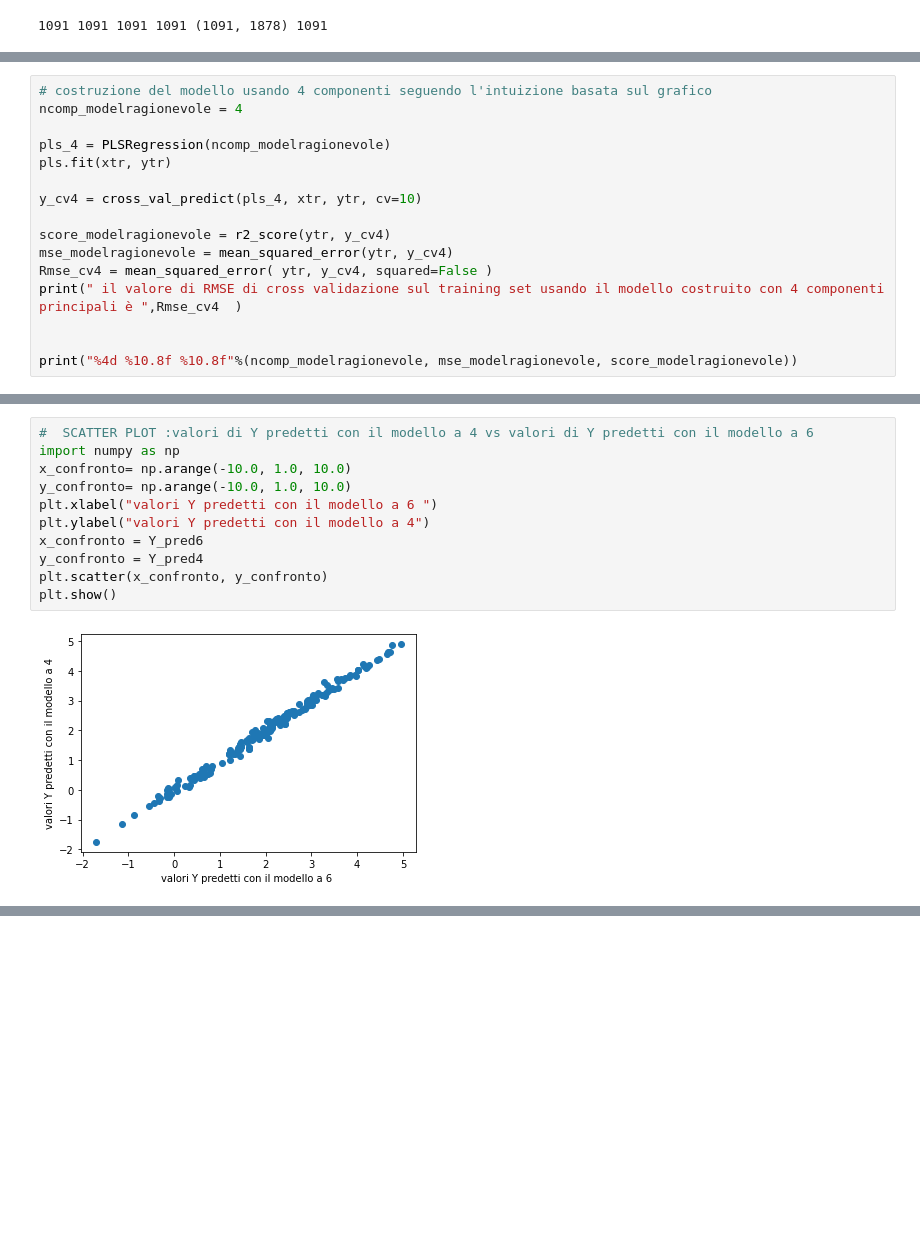
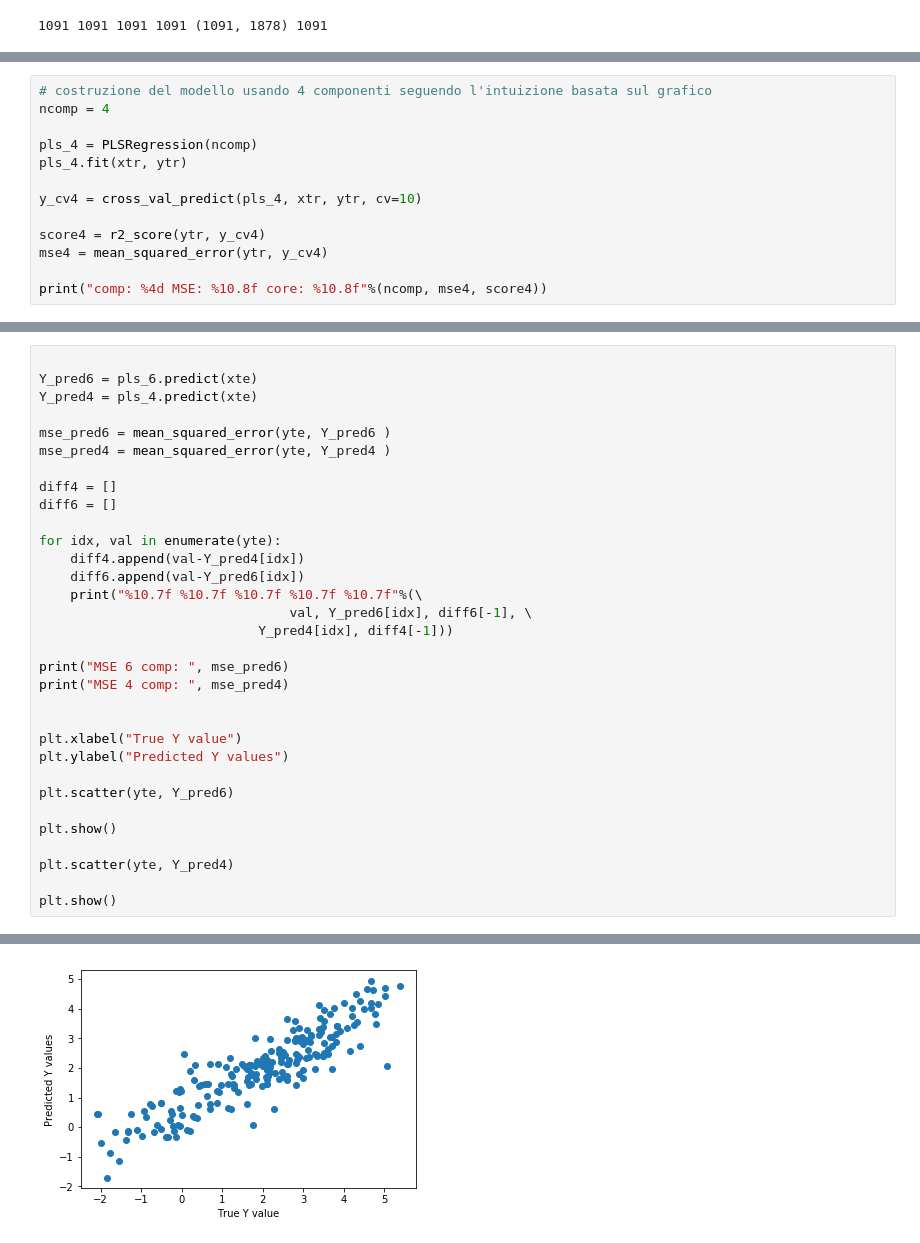
Before and after one commit to lstorchi/mllogdp, a Jupyter notebook: initialtests.ipynb, the cells around one changed output, grey strips where cells are left out. Cells and saved outputs as stored; diff of their text form; blank space fills up the shorter version.

```diff
--- a/initialtests.ipynb
+++ b/initialtests.ipynb
@@ -320,17 +306,14 @@ print("%4d %10.8f %10.8f"%(ncomp_modelsugg, mse_modelsugg, score_modelsugg))
 # %%
 # costruzione del modello usando 4 componenti seguendo l'intuizione basata sul grafico
-ncomp_modelragionevole = 4
+ncomp = 4
 
-pls_4 = PLSRegression(ncomp_modelragionevole)
-pls.fit(xtr, ytr)
+pls_4 = PLSRegression(ncomp)
+pls_4.fit(xtr, ytr)
 
 y_cv4 = cross_val_predict(pls_4, xtr, ytr, cv=10)
 
-score_modelragionevole = r2_score(ytr, y_cv4)
-mse_modelragionevole = mean_squared_error(ytr, y_cv4)
-Rmse_cv4 = mean_squared_error( ytr, y_cv4, squared=False )
-print(" il valore di RMSE di cross validazione sul training set usando il modello costruito con 4 componenti principali è ",Rmse_cv4  )
+score4 = r2_score(ytr, y_cv4)
+mse4 = mean_squared_error(ytr, y_cv4)
 
-
-print("%4d %10.8f %10.8f"%(ncomp_modelragionevole, mse_modelragionevole, score_modelragionevole))
+print("comp: %4d MSE: %10.8f core: %10.8f"%(ncomp, mse4, score4))
 # %% [output]
@@ -447,13 +321,33 @@ plt.show()
-# %%
-#  SCATTER PLOT :valori di Y predetti con il modello a 4 vs valori di Y predetti con il modello a 6
-import numpy as np
-x_confronto= np.arange(-10.0, 1.0, 10.0)
-y_confronto= np.arange(-10.0, 1.0, 10.0)
-plt.xlabel("valori Y predetti con il modello a 6 ")
-plt.ylabel("valori Y predetti con il modello a 4")
-x_confronto = Y_pred6
-y_confronto = Y_pred4
-plt.scatter(x_confronto, y_confronto)
-plt.show()
-# %% [output]
-[figure, removed]
+# %%
+
+Y_pred6 = pls_6.predict(xte)
+Y_pred4 = pls_4.predict(xte)
+
+mse_pred6 = mean_squared_error(yte, Y_pred6 )
+mse_pred4 = mean_squared_error(yte, Y_pred4 )
+
+diff4 = []
+diff6 = []
+
+for idx, val in enumerate(yte):
+    diff4.append(val-Y_pred4[idx])
+    diff6.append(val-Y_pred6[idx])
+    print("%10.7f %10.7f %10.7f %10.7f %10.7f"%(\
+                                val, Y_pred6[idx], diff6[-1], \
+                            Y_pred4[idx], diff4[-1]))
+
+print("MSE 6 comp: ", mse_pred6)
+print("MSE 4 comp: ", mse_pred4)
+
+
+plt.xlabel("True Y value")
+plt.ylabel("Predicted Y values")
+
+plt.scatter(yte, Y_pred6)
+
+plt.show()
+
+plt.scatter(yte, Y_pred4)
+
+plt.show()
+# %% [output]
@@ -459,0 +371 @@ plt.show()
+[figure, added]
```
Also changed, not shown: parts of 12 cells of this notebook.
